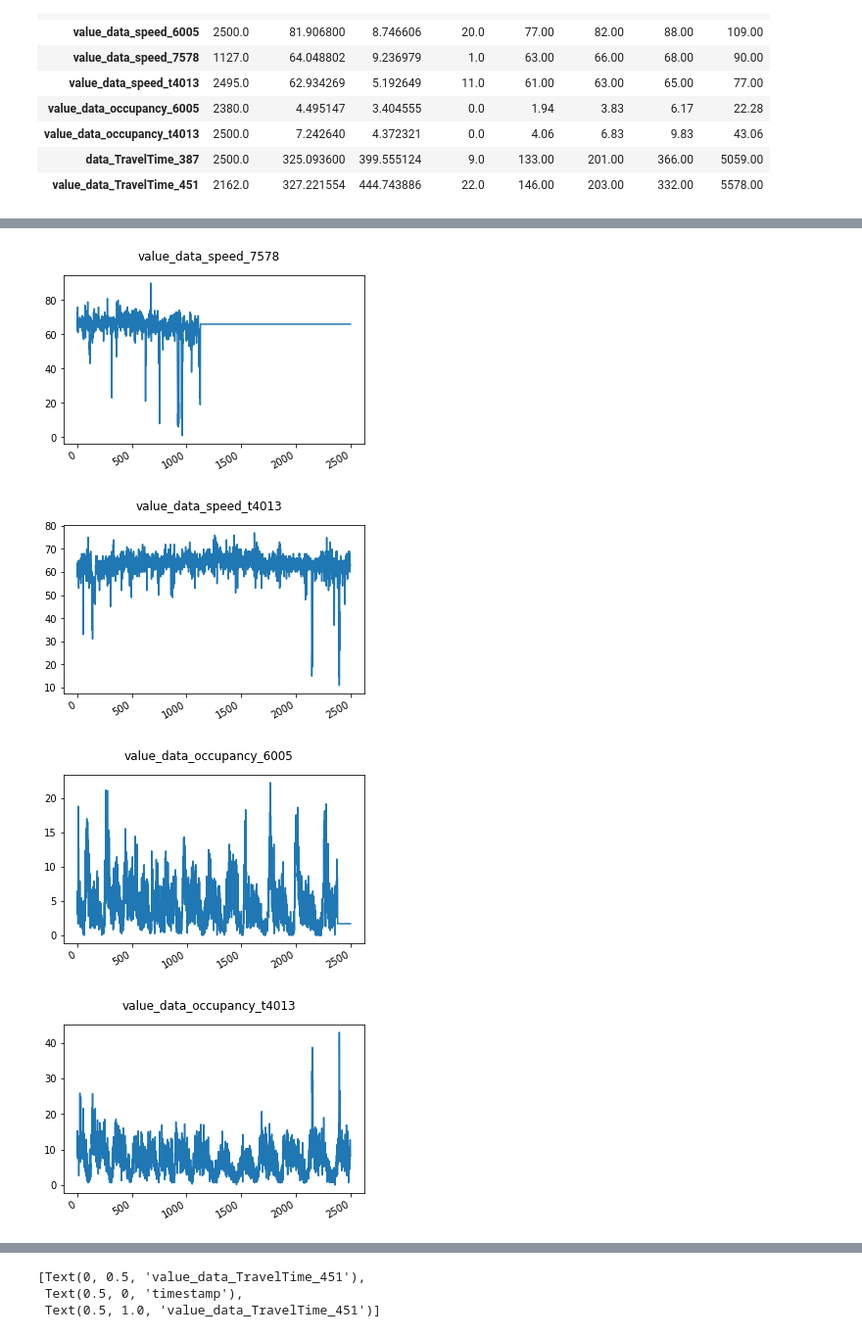
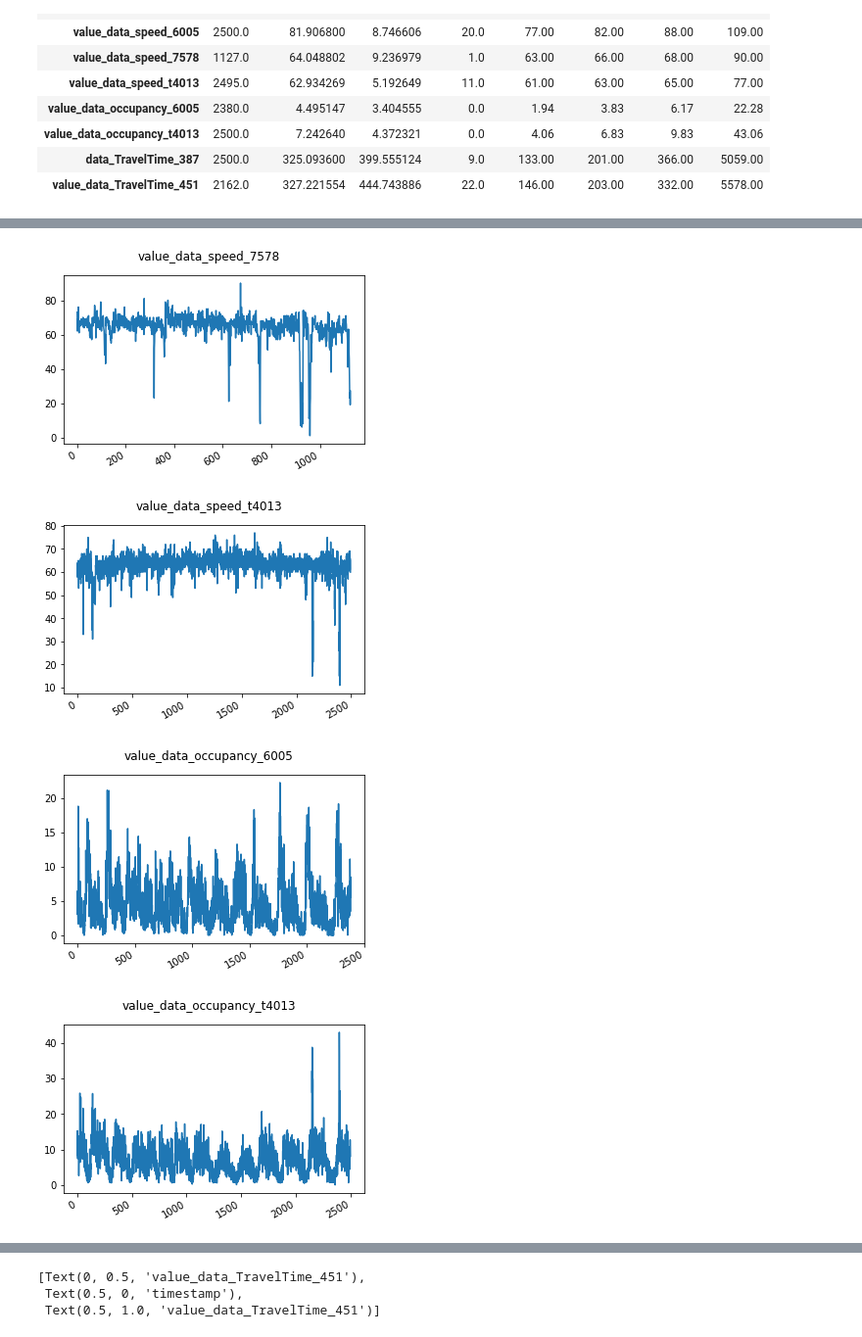
Before and after one commit to kozakapj/projekty, a Jupyter notebook: AD.ipynb, the cells around one changed output, grey strips where cells are left out. Shown at 98% size. Cells and saved outputs as stored; diff of their text form; code cells hidden in the pictures.

```diff
--- a/AD.ipynb
+++ b/AD.ipynb
@@ -60,18 +60,13 @@ data_speed_7578.head()
 | 2015-09-08 12:19:00 | 69 |
 | 2015-09-08 12:24:00 | 65 |
 # %%
-#tab=pd.DataFrame(metrics.get_scorer(y_pred))
-dane = pd.concat( [
-                   data_speed_6005.reset_index(drop=False),
+dane = pd.concat( [ data_speed_6005.reset_index(drop=False),
                    data_speed_7578.reset_index(drop=True),
                    data_speed_t4013.reset_index(drop=True),
                    data_occupancy_6005.reset_index(drop=True),
                    data_occupancy_t4013.reset_index(drop=True),
                    data_TravelTime_387.reset_index(drop=True),
-                   data_TravelTime_451.reset_index(drop=True)
-     ] ,axis=1,
-                )
-
+                   data_TravelTime_451.reset_index(drop=True)   ] ,axis=1)
 dane_sample=dane.sample(n=20).T
 dane_sample
 # %% [output]
@@ -147,15 +134,15 @@ df_.describe().T
 # %%
 columns = ["value_data_speed_6005", "value_data_speed_7578", "value_data_speed_t4013", "value_data_occupancy_6005", "value_data_occupancy_t4013",
  "data_TravelTime_387", "value_data_TravelTime_451"]
 for column in columns:
-    df_i[column].plot.line(subplots=True,
+    df[column].plot.line(subplots=True,
                                    title=column,
                                    figsize=(5.5, 3.5))
     plt.show()
 # %% [output]
 [figure]
-[figure, old version]
+[figure, new version]
-[figure, old version]
+[figure, new version]
-[figure, old version]
+[figure, new version]
 [figure]
 [figure]
```
Also changed, not shown: parts of 10 cells of this notebook.
